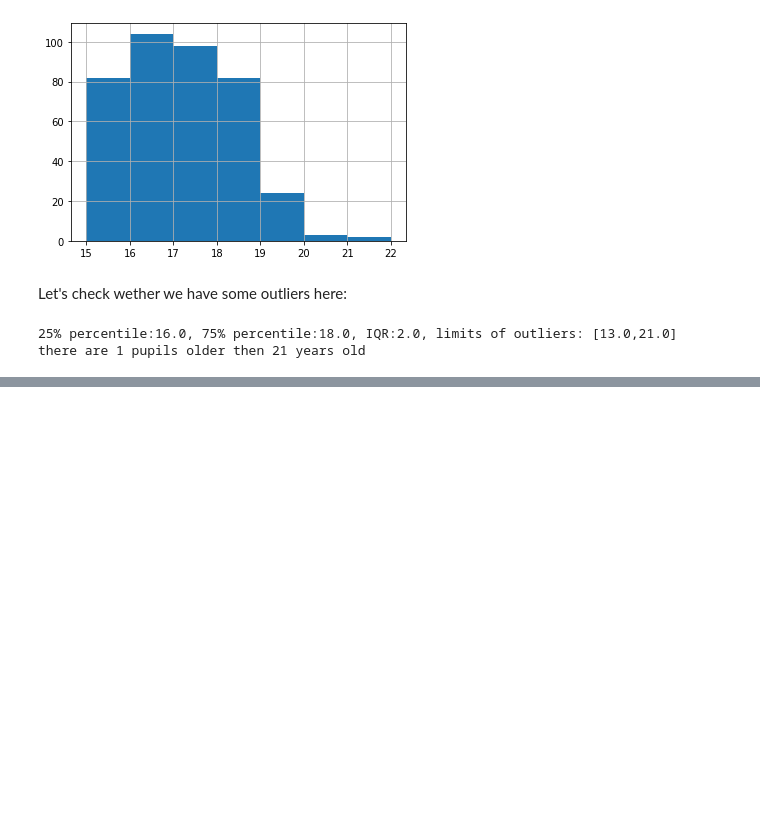
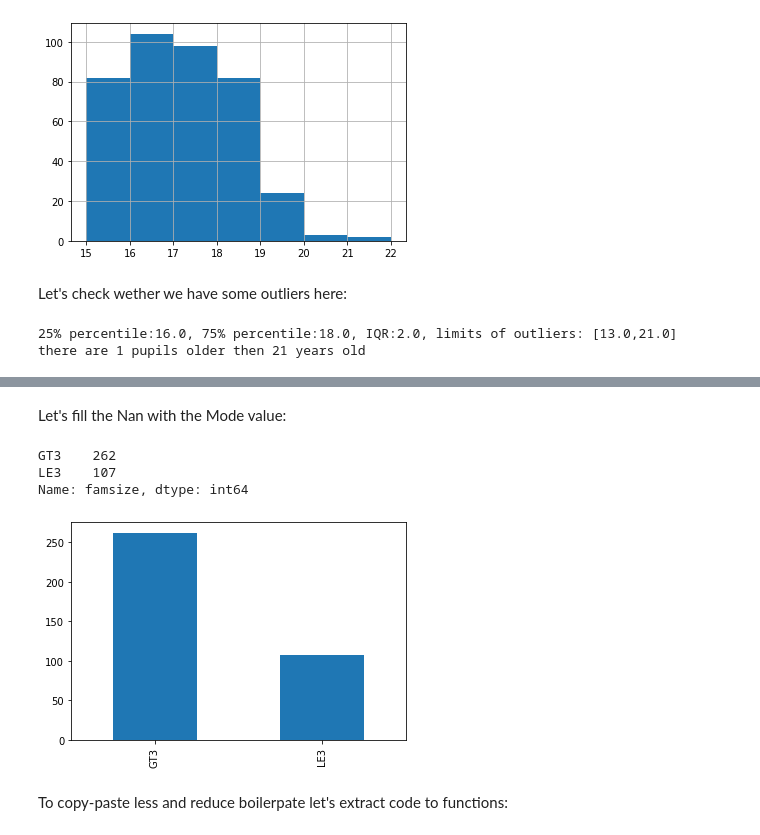
Before and after one commit to Ira-Trygub/project_2_stud_math, a Jupyter notebook: project_2_study_mathematic.ipynb, the cells around one changed output, grey strips where cells are left out. Cells and saved outputs as stored; diff of their text form; code cells hidden in the pictures; blank space fills up the shorter version.

```diff
--- a/project_2_study_mathematic.ipynb
+++ b/project_2_study_mathematic.ipynb
@@ -144,0 +159,13 @@ Name: famsize, dtype: int64
+# %% [markdown]
+Let's fill the Nan with the Mode value:
+# %%
+fam_sit.famsize=fam_sit.famsize.fillna(value=fam_sit.famsize.mode())
+fam_sit.famsize.value_counts().plot(kind='bar')
+fam_sit.famsize.value_counts()
+# %% [output]
+GT3    262
+LE3    107
+Name: famsize, dtype: int64
+[figure, added]
+# %% [markdown]
+To copy-paste less and reduce boilerpate let's extract code to functions:
```
Also changed, not shown: parts of 50 cells of this notebook.
